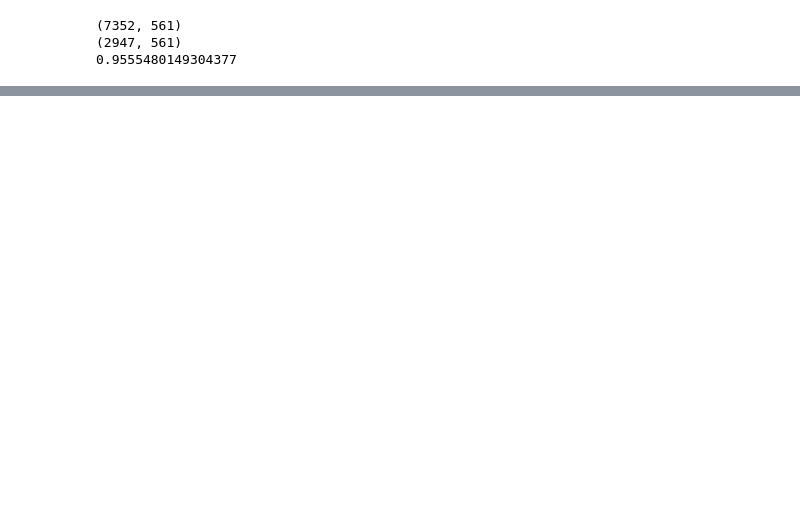
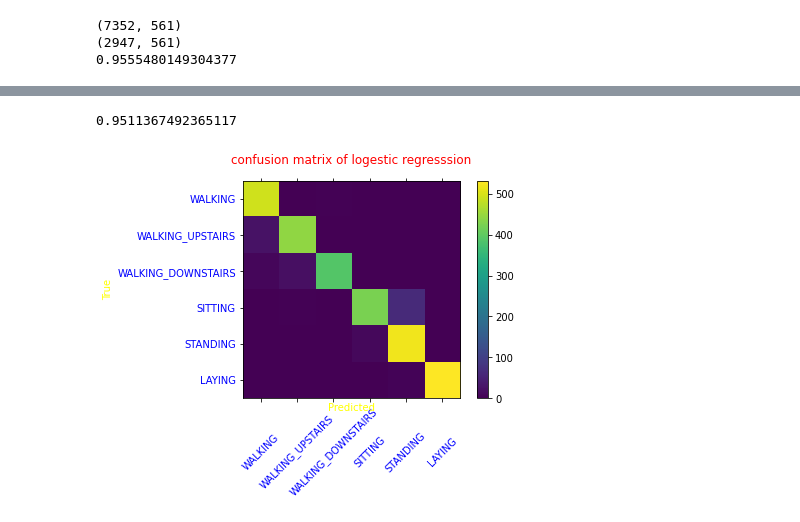
Before and after one commit to mammadmaheri7/human-activity-recognition, a Jupyter notebook: UCI.ipynb, the cells around one changed output, grey strips where cells are left out. Saved outputs shown, nothing was run; the diff lists cells and outputs as text; code cells hidden in the pictures; blank space fills up the shorter version.

Commit message:
analyze model by confusion matrices

```diff
--- a/UCI.ipynb
+++ b/UCI.ipynb
@@ -47,3 +51,8 @@ from sklearn.metrics import confusion_matrix
 def load_file(filepath):
     dataframe = read_csv(filepath, header=None, delim_whitespace=True)
     return dataframe.values
+# %%
+def find_activity_name():
+    activities = load_file('UCI HAR Dataset/activity_labels.txt')
+    result = [x[1] for x in activities]
+    return result
@@ -346,12 +361,3 @@ results1, cm1 = evaluate_models(trainx, trainy.ravel() , testx , testy.ravel() ,
 print(trainx.shape,trainy.shape)
 # %% [output]
 (7352, 561) (7352, 1)
-# %%
-# fit the model
-models['SVM'].fit(trainx, trainy.ravel())
-# make predictions
-yhat = models['SVM'].predict(testx)
-# evaluate predictions
-accuracy = accuracy_score(testy, yhat)
-cm = confusion_matrix(testy, yhat)
-print(accuracy)
@@ -443,0 +491,28 @@ print(accuracy)
+# %%
+
+yhat = models['LogisticRegression'].predict(testx_scaled2)
+# evaluate predictions
+accuracy = accuracy_score(testy, yhat)
+cm = confusion_matrix(testy, yhat)
+print(accuracy)
+# %% [output]
+0.9511367492365117
+# %%
+def draw_confussion_matrix(truth_y,predicted_y,title):
+    labels = find_activity_name()
+    cm = confusion_matrix(truth_y, predicted_y)
+    fig = plt.figure()
+    ax = fig.add_subplot(111)
+    cax = ax.matshow(cm)
+    fig.colorbar(cax)
+    ax.set_xticklabels([''] + labels,rotation=45,va="center", position=(0,-0.28),color='blue')
+    ax.set_yticklabels([''] + labels,color='blue')
+    ax.title.set_text('confusion matrix of %s'% title)
+    ax.title.set_color('red')
+    plt.xlabel('Predicted',color='yellow')
+    plt.ylabel('True',color='yellow')
+    plt.show()
+# %%
+draw_confussion_matrix(testy,yhat,'logestic regresssion')
+# %% [output]
+[figure, added]
```
Also changed, not shown: parts of 20 cells of this notebook.
